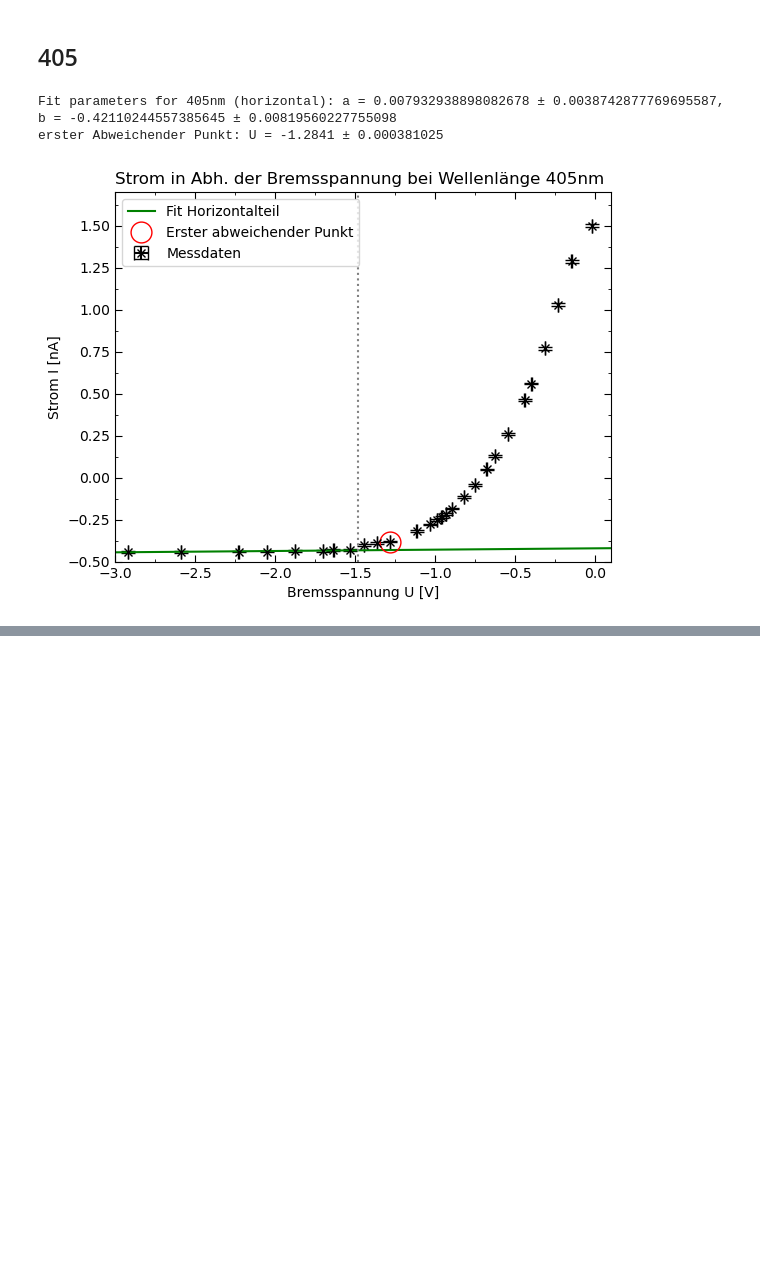
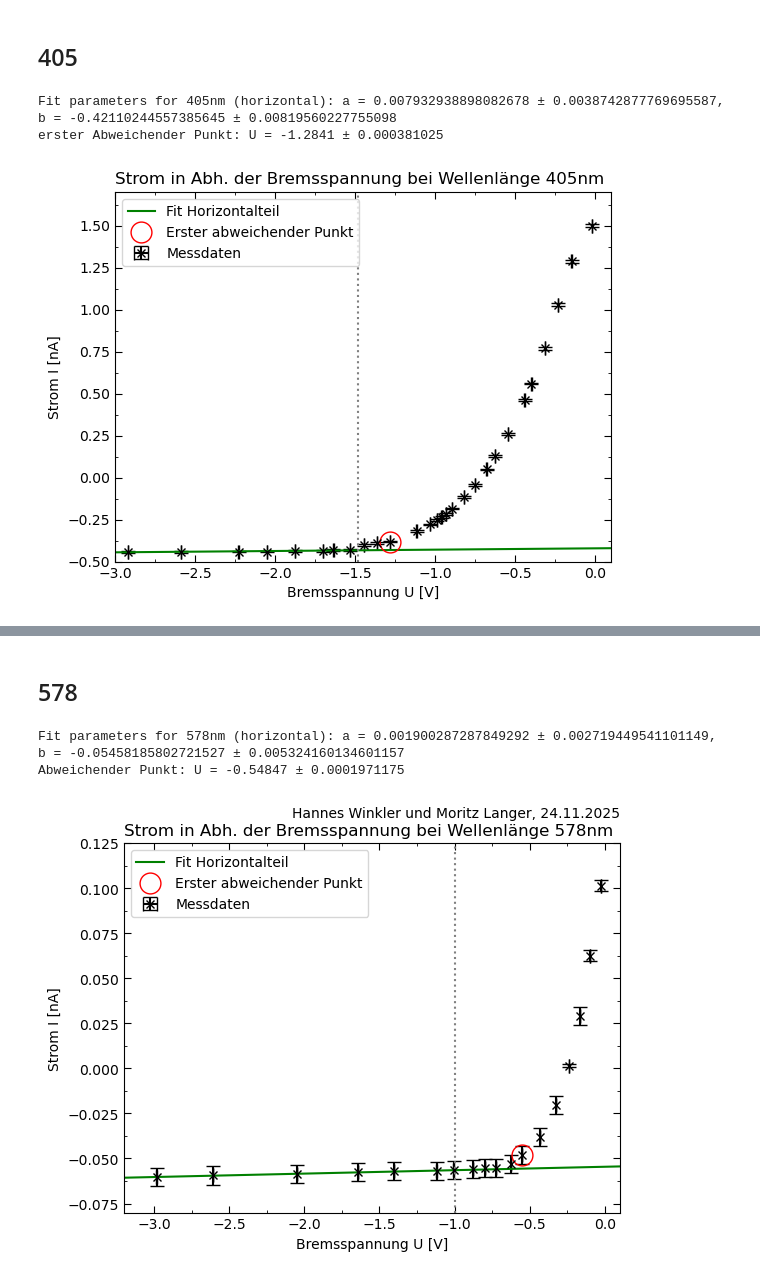
Before and after one commit to Bonsai-Tr33/C-Praktikum, a Jupyter notebook: 45/Evaluation/2.1.ipynb, the cells around one changed output, grey strips where cells are left out. Drawn from its saved outputs; the diff is of its cells as text; code cells hidden in the pictures; blank space fills up the shorter version.

```diff
--- a/45/Evaluation/2.1.ipynb
+++ b/45/Evaluation/2.1.ipynb
@@ -583,0 +686,51 @@ erster Abweichender Punkt: U = -1.2841 ± 0.000381025
+# %% [markdown]
+## 578
+# %%
+# set fit range
+AP578 = 6
+maskH = U578[:, 0] <= -1
+U578H = U578[maskH]
+I578H = I578[maskH]
+
+fit_range = np.linspace(-5, 5, 100)
+
+# Fitting
+params578H, cov578H = opt.curve_fit(lin, [x[0] for x in U578H], [x[0] for x in I578H], sigma=[x[1] for x in I578H], absolute_sigma=True)
+errors578H = np.sqrt(np.diag(cov578H))
+print(f'Fit parameters for 578nm (horizontal): a = {params578H[0]} ± {errors578H[0]}, b = {params578H[1]} ± {errors578H[1]}')
+
+print(f'Abweichender Punkt: U = {U578[AP578][0]} ± {U578[AP578][1]}')
+
+# plotting
+plt.errorbar([x[0] for x in U578], [x[0] for x in I578],xerr=[x[1] for x in U578], yerr=[x[1] for x in I578 ], capsize=5, label='Messdaten', color='black', marker='x', linestyle='None') # plot with error bars
+plt.plot(fit_range, lin(fit_range, params578H[0], params578H[1]), label='Fit Horizontalteil', color='green') # plot fit line
+plt.axvline(x=-1, color='grey', linestyle=':')
+plt.plot(U578[AP578][0], I578[AP578][0], 'o', markersize=15, markerfacecolor='none', markeredgecolor='red', markeredgewidth=1, label='Erster abweichender Punkt')
+
+
+plt.xlabel('Bremsspannung U [V]')
+plt.ylabel('Strom I [nA]')
+plt.title('Strom in Abh. der Bremsspannung bei Wellenlänge 578nm', loc='left')
+plt.text(1, 1.1, 'Hannes Winkler und Moritz Langer, 24.11.2025', ha='right', va='top', transform=plt.gca().transAxes, fontsize=10)
+plt.legend()
+
+# locating and arranging ticks
+plt.gca().yaxis.set_minor_locator(AutoMinorLocator(2))
+plt.gca().xaxis.set_minor_locator(AutoMinorLocator(2))
+# plt.xticks(np.arange(800000, 3000100, 200000))
+# plt.yticks(np.arange(8, 30, 1))
+plt.tick_params(axis='both', which='minor', direction='in', right=True, top=True)
+plt.tick_params(axis='both', which='major', direction='in', right=True, top=True, length=5)
+
+# limiting and setting plot layout
+plt.ylim(-0.08, 0.125)
+plt.xlim(-3.2, 0.1)
+# plt.tight_layout()
+
+# plot location
+plt.savefig(img_path / 'Planck578.png')
+plt.show() # shows plot every run of the code, used for debugging
+# %% [output]
+Fit parameters for 578nm (horizontal): a = 0.001900287287849292 ± 0.002719449541101149, b = -0.05458185802721527 ± 0.005324160134601157
+Abweichender Punkt: U = -0.54847 ± 0.0001971175
+[figure, added]
```
Also changed, not shown: parts of 7 cells of this notebook, 10 other files.
